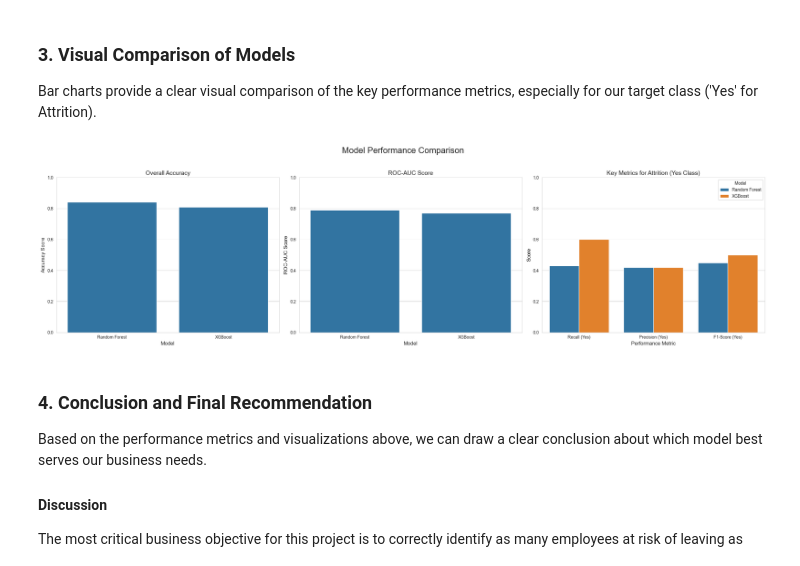
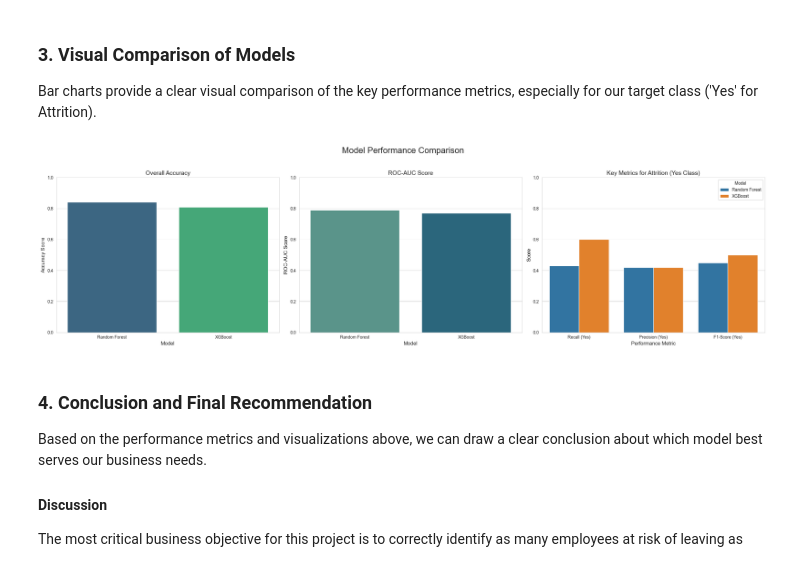
Before and after one commit to jagadeesh-usd/hr-analytics-attrition-prediction, a Jupyter notebook: notebooks/03_C_model_evaluation.ipynb, the cells around one changed output. Saved outputs shown, nothing was run; the diff lists cells and outputs as text; code cells hidden in the pictures.

Commit message:
uodated model evaluation

```diff
--- a/notebooks/03_C_model_evaluation.ipynb
+++ b/notebooks/03_C_model_evaluation.ipynb
@@ -45,36 +45,36 @@ sns.set_style("whitegrid")
 # Create a figure for 3 plots
 fig, axes = plt.subplots(1, 3, figsize=(24, 7))
 fig.suptitle('Model Performance Comparison', fontsize=20)
 
 # --- Plot 1: Overall Accuracy ---
-sns.barplot(x='Model', y='Accuracy', data=df_metrics, ax=axes[0])
+sns.barplot(x='Model', y='Accuracy', data=df_metrics, ax=axes[0], hue='Model', palette='viridis', legend=False)
 axes[0].set_title('Overall Accuracy', fontsize=14)
 axes[0].set_ylabel('Accuracy Score', fontsize=12)
 axes[0].set_xlabel('Model', fontsize=12)
 axes[0].set_ylim(0, 1.0)
 
 # --- Plot 2: ROC AUC Score ---
-sns.barplot(x='Model', y='ROC-AUC', data=df_metrics, ax=axes[1])
+sns.barplot(x='Model', y='ROC-AUC', data=df_metrics, ax=axes[1], hue='Model', palette='crest', legend=False)
 axes[1].set_title('ROC-AUC Score', fontsize=14)
 axes[1].set_ylabel('ROC-AUC Score', fontsize=12)
 axes[1].set_xlabel('Model', fontsize=12)
 axes[1].set_ylim(0, 1.0)
 
 # --- Plot 3: Key Metrics for Attrition (Yes Class) ---
 df_melted = df_metrics.melt(id_vars='Model', var_name='Metric', value_name='Score',
                                 value_vars=['Recall (Yes)', 'Precision (Yes)', 'F1-Score (Yes)'])
 
 sns.barplot(x='Metric', y='Score', hue='Model', data=df_melted, ax=axes[2])
 axes[2].set_title('Key Metrics for Attrition (Yes Class)', fontsize=14)
 axes[2].set_ylabel('Score', fontsize=12)
 axes[2].set_xlabel('Performance Metric', fontsize=12)
 axes[2].set_ylim(0, 1.0)
 axes[2].legend(title='Model')
 
 plt.tight_layout(rect=[0, 0.03, 1, 0.95])
 plt.show()
 # %% [output]
-[figure, old version]
+[figure, new version]
 # %% [markdown]
 ### 4. Conclusion and Final Recommendation
 
```
